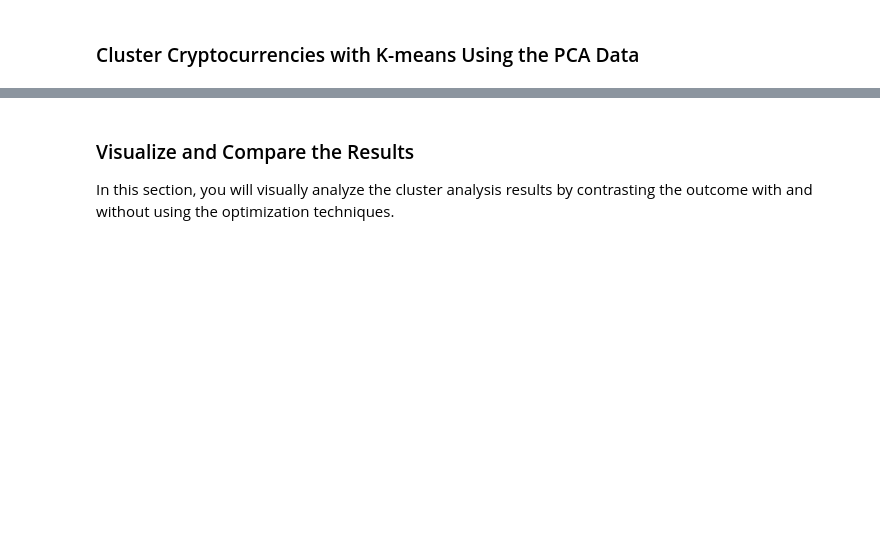
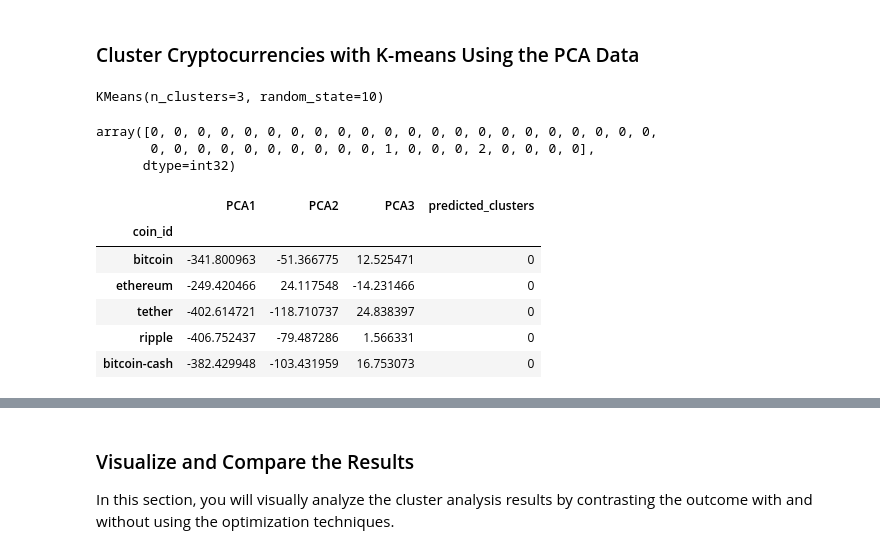
Before and after one commit to deleyeem/CryptoClustering, a Jupyter notebook: Crypto_Clustering_starter_code.ipynb, the cells around one changed output, grey strips where cells are left out. Drawn from its saved outputs; the diff is of its cells as text; code cells hidden in the pictures; blank space fills up the shorter version.

```diff
--- a/Crypto_Clustering_starter_code.ipynb
+++ b/Crypto_Clustering_starter_code.ipynb
@@ -223,11 +248,16 @@ crypto_scaled_df.hvplot.scatter(
 # %%
 # Create an empty list to store the inertia values
-
+inertia = []
 
 # Create a for loop to compute the inertia with each possible value of k
 # Inside the loop:
 # 1. Create a KMeans model using the loop counter for the n_clusters
 # 2. Fit the model to the data using `df_market_data_pca`
 # 3. Append the model.inertia_ to the inertia list
+
+for i in k_values:
+    k_model = KMeans(n_clusters=i, random_state=1)
+    k_model.fit(crypto_pca_df)
+    inertia.append(k_model.inertia_)
 # %%
 # Create a dictionary with the data to plot the Elbow curve
@@ -251,20 +291,40 @@ crypto_scaled_df.hvplot.scatter(
 ### Cluster Cryptocurrencies with K-means Using the PCA Data
 # %%
 # Initialize the K-Means model using the best value for k
+k = 3
+model = KMeans(n_clusters=k, random_state=10)
 # %%
 # Fit the K-Means model using the PCA data
+model.fit(crypto_pca_df)
+# %% [output]
+KMeans(n_clusters=3, random_state=10)
 # %%
 # Predict the clusters to group the cryptocurrencies using the PCA data
+k_3 = model.predict(crypto_pca_df)
 
 # Print the resulting array of cluster values.
+k_3
+# %% [output]
+array([0, 0, 0, 0, 0, 0, 0, 0, 0, 0, 0, 0, 0, 0, 0, 0, 0, 0, 0, 0, 0, 0,
+       0, 0, 0, 0, 0, 0, 0, 0, 0, 0, 1, 0, 0, 0, 2, 0, 0, 0, 0],
+      dtype=int32)
 # %%
 # Create a copy of the DataFrame with the PCA data
-
+crypto_pca_predictions_df = crypto_pca_df.copy()
 
 # Add a new column to the DataFrame with the predicted clusters
-
+crypto_pca_predictions_df["predicted_clusters"] = k_3
 
 # Display sample data
+crypto_pca_predictions_df.head()
+# %% [output]
+|  | PCA1 | PCA2 | PCA3 | predicted_clusters |
+| coin_id |  |  |  |  |
+| bitcoin | -341.800963 | -51.366775 | 12.525471 | 0 |
+| ethereum | -249.420466 | 24.117548 | -14.231466 | 0 |
+| tether | -402.614721 | -118.710737 | 24.838397 | 0 |
+| ripple | -406.752437 | -79.487286 | 1.566331 | 0 |
+| bitcoin-cash | -382.429948 | -103.431959 | 16.753073 | 0 |
 # %%
 # Create a scatter plot using hvPlot by setting
 # `x="PC1"` and `y="PC2"`.
```
Also changed, not shown: parts of 10 cells of this notebook.
